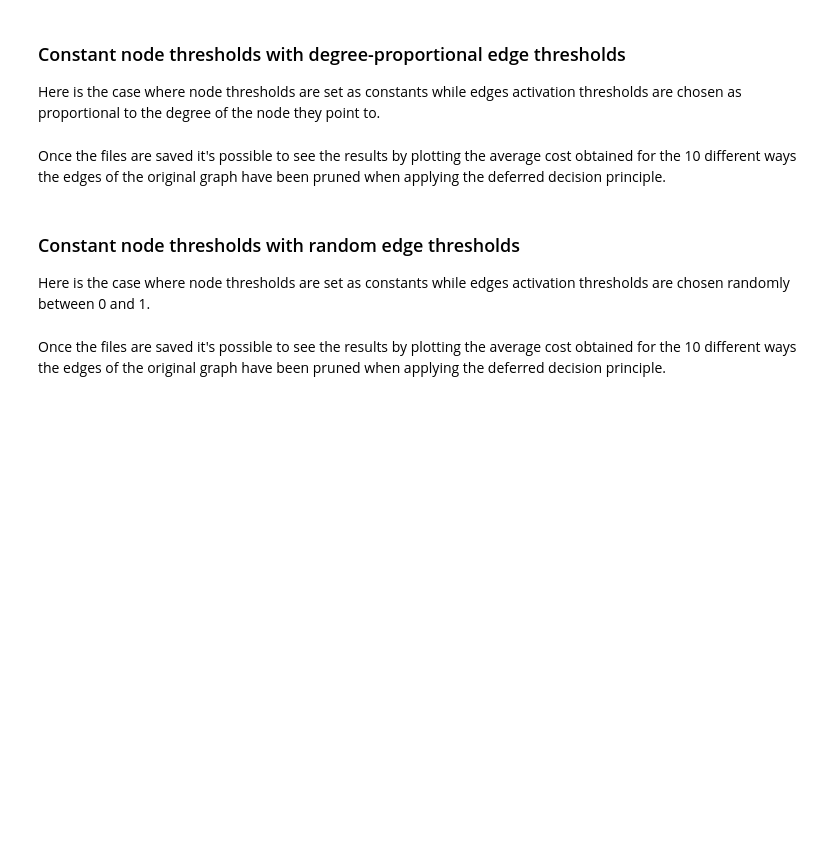
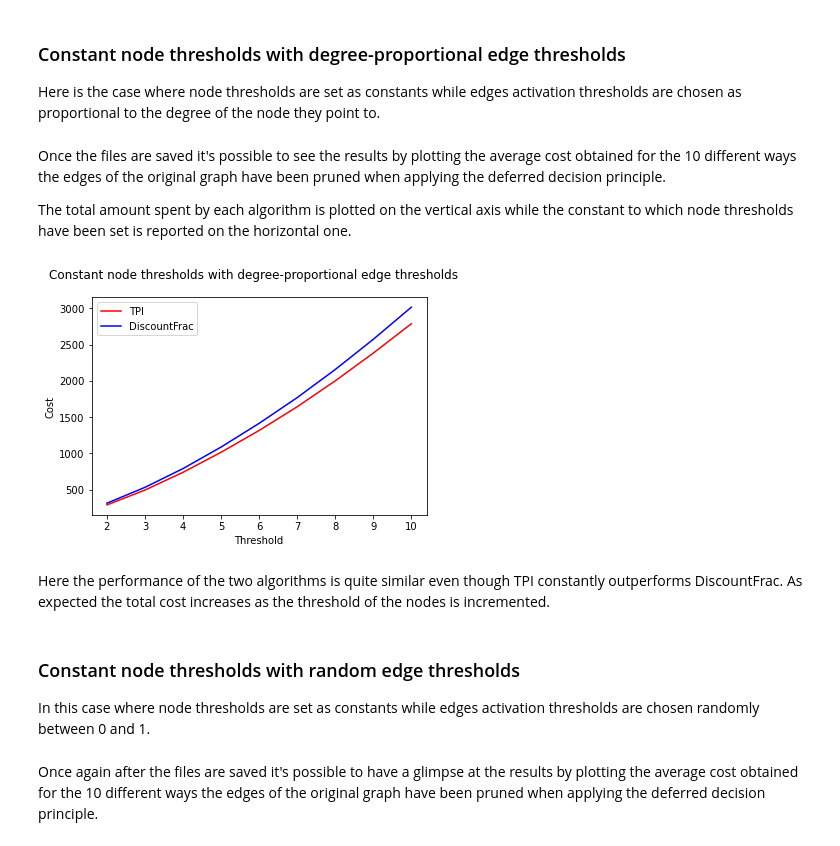
Before and after one commit to NelloCarotenuto/Targeting-with-Partial-Incentives, a Jupyter notebook: notebooks/targeting/comparison.ipynb, the cells around one changed output. Cells and saved outputs as stored; diff of their text form; code cells hidden in the pictures; blank space fills up the shorter version.

Commit message:
Notebook: update execution report with graphs and comments for all tests

```diff
--- a/notebooks/targeting/comparison.ipynb
+++ b/notebooks/targeting/comparison.ipynb
@@ -147,6 +154,9 @@ for threshold in range(CONSTANT_THRESHOLD_MIN, CONSTANT_THRESHOLD_MAX + 1):
 # %% [markdown]
 Once the files are saved it's possible to see the results by plotting the average cost obtained for the 10 different
 ways the edges of the original graph have been pruned when applying the deferred decision principle.
+
+The total amount spent by each algorithm is plotted on the vertical axis while the constant to which node
+thresholds have been set is reported on the horizontal one.
 # %%
 thresholds = range(CONSTANT_THRESHOLD_MIN, CONSTANT_THRESHOLD_MAX + 1)
 tpi = numpy.zeros(CONSTANT_THRESHOLD_MAX - CONSTANT_THRESHOLD_MIN + 1)
@@ -157,38 +167,45 @@ for threshold in thresholds:
     tpi_total = 0
     discount_total = 0
 
     for i in range(SAMPLES):
         # Define the file name for the current combination
         name = f"{DATASET} {N_MARKER_CONSTANT}{threshold} {E_MARKER_PROPORTIONAL}{i}"
 
         # Load incentives
         tpi_incentives = data_manager.load_incentives(f"{name}.tpi.incentives")
         discount_incentives = data_manager.load_incentives(f"{name}.discount.incentives")
 
         # Compute the total for each algorithm
         tpi_total += sum(tpi_incentives.values())
         discount_total += sum(discount_incentives.values())
 
     # Compute the average
     tpi[threshold - CONSTANT_THRESHOLD_MIN] = tpi_total / SAMPLES
     discount[threshold - CONSTANT_THRESHOLD_MIN] = discount_total / SAMPLES
 
 # Plot the results
 figure, axes = pyplot.subplots()
 
 figure.suptitle("Constant node thresholds with degree-proportional edge thresholds")
 axes.set_xlabel("Threshold")
 axes.set_ylabel("Cost")
 
 axes.plot(thresholds, tpi, "r", label="TPI")
 axes.plot(thresholds, discount, "b", label="DiscountFrac")
 
+axes.legend(loc="upper left")
+
 pyplot.show()
+# %% [output]
+[figure, added]
+# %% [markdown]
+Here the performance of the two algorithms is quite similar even though TPI constantly outperforms DiscountFrac. As
+expected the total cost increases as the threshold of the nodes is incremented.
 # %% [markdown]
 ### Constant node thresholds with random edge thresholds
 
-Here is the case where node thresholds are set as constants while edges activation thresholds are chosen randomly
-between 0 and 1.
+In this case where node thresholds are set as constants while edges activation thresholds are chosen randomly between 0
+and 1.
 # %%
 for threshold in range(CONSTANT_THRESHOLD_MIN, CONSTANT_THRESHOLD_MAX + 1):
     for i in range(SAMPLES):
@@ -213,8 +230,9 @@ for threshold in range(CONSTANT_THRESHOLD_MIN, CONSTANT_THRESHOLD_MAX + 1):
         discount_frac_incentives = partial_incentives.discount_frac(probabilistic, node_thresholds, MAX_BUDGET)
         data_manager.store_incentives(discount_frac_incentives, f"{name}.discount.incentives")
 # %% [markdown]
-Once the files are saved it's possible to see the results by plotting the average cost obtained for the 10 different
-ways the edges of the original graph have been pruned when applying the deferred decision principle.
+Once again after the files are saved it's possible to have a glimpse at the results by plotting the average cost
+obtained for the 10 different ways the edges of the original graph have been pruned when applying the deferred decision
+principle.
 # %%
 thresholds = range(CONSTANT_THRESHOLD_MIN, CONSTANT_THRESHOLD_MAX + 1)
 tpi = numpy.zeros(CONSTANT_THRESHOLD_MAX - CONSTANT_THRESHOLD_MIN + 1)
```
Also changed, not shown: parts of 26 cells of this notebook.
